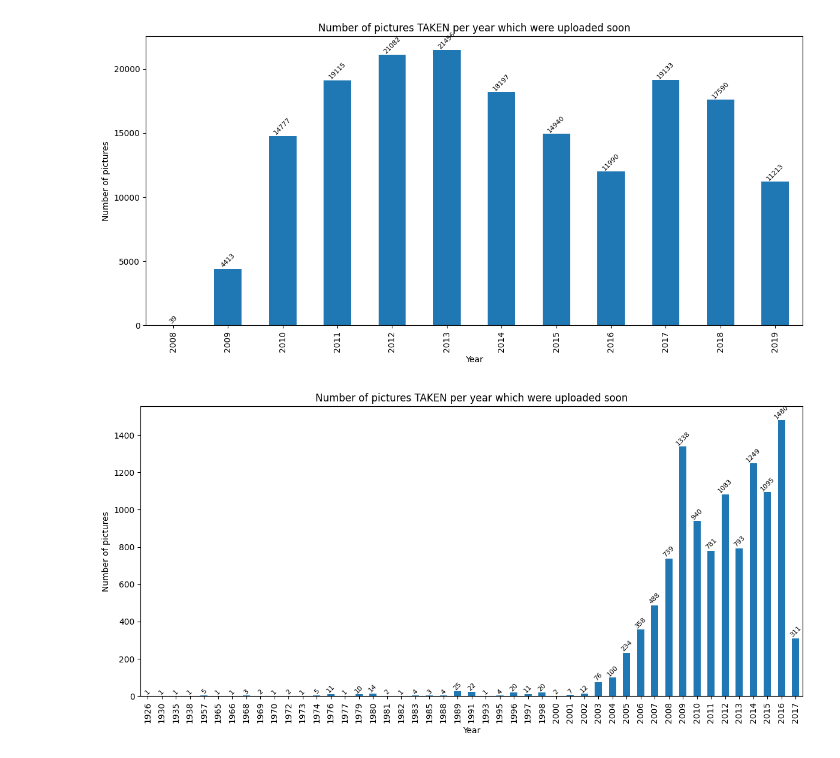
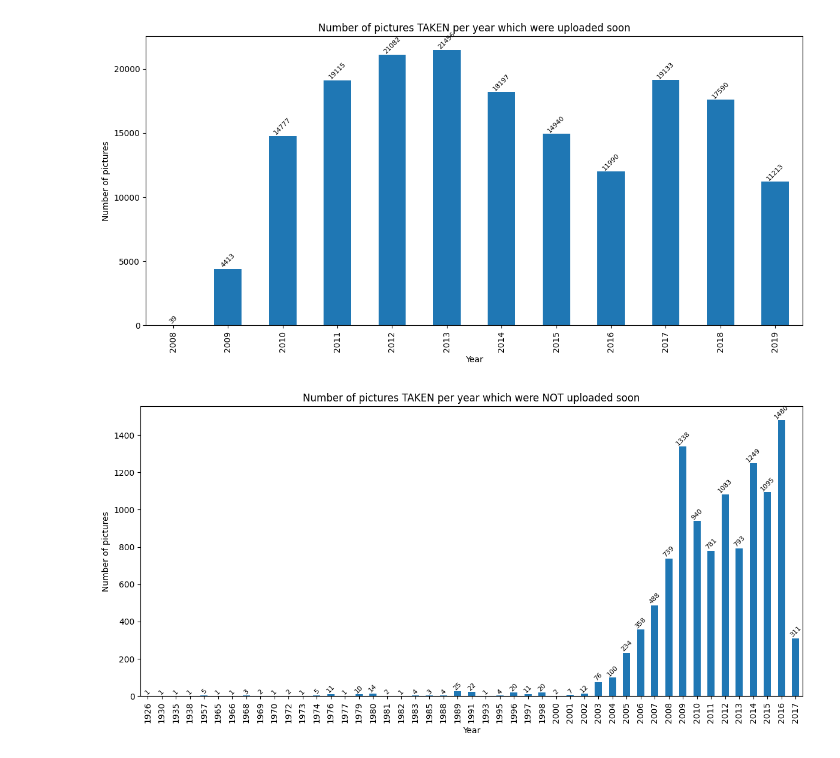
Before and after one commit to gri-sha/exploreLyon, a Jupyter notebook: explore.ipynb, the cells around one changed output. Drawn from its saved outputs; the diff is of its cells as text; code cells hidden in the pictures.

```diff
--- a/explore.ipynb
+++ b/explore.ipynb
@@ -6,5 +9,5 @@ from pathlib import Path
 # %%
-df = pd.read_csv("data/flickr_data_cleaned.csv", parse_dates=["date_taken", "date_upload"])
+df = pd.read_pickle("data/flickr_data_cleaned.pkl")
 df.head(5)
 # %% [output]
 |  | id | user | lat | long | tags | title | date_upload | date_taken |
@@ -79,17 +82,17 @@ plt.show()
 # %%
 diff_year = df[~similar_mask]
 ax = diff_year["date_taken"].dt.year.value_counts().sort_index().plot(kind="bar", figsize=(12, 6))
-plt.title("Number of pictures TAKEN per year which were uploaded soon")
+plt.title("Number of pictures TAKEN per year which were NOT uploaded soon")
 plt.xlabel("Year")
 plt.ylabel("Number of pictures")
 
 # Add value labels
 for container in ax.containers:
     ax.bar_label(container, fontsize=8, rotation=45)
 
 plt.tight_layout()
 plt.show()
 # %% [output]
-[figure, old version]
+[figure, new version]
 # %%
 df['similar_year'] = similar_mask
```
Also changed, not shown: parts of 6 cells of this notebook, 1 other file.
